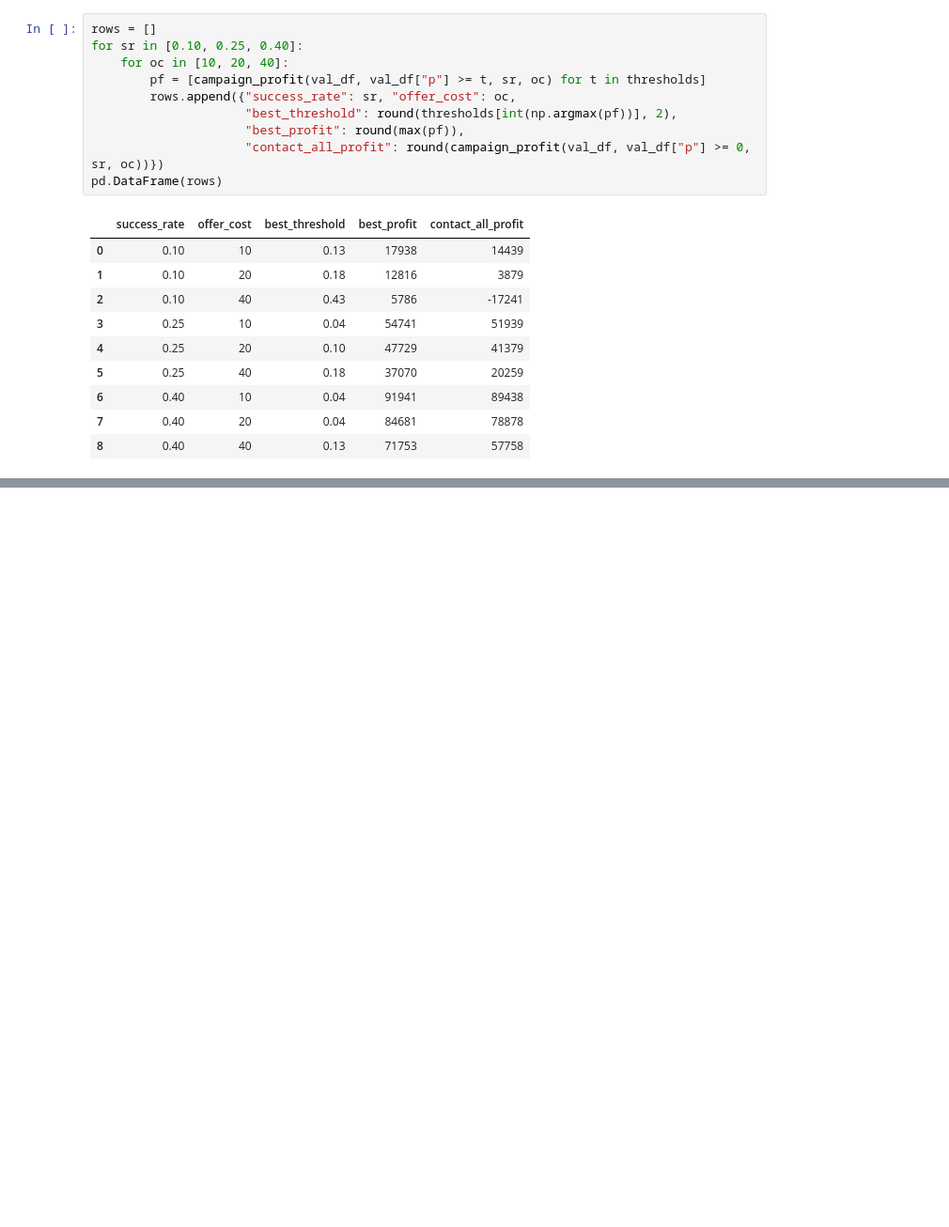
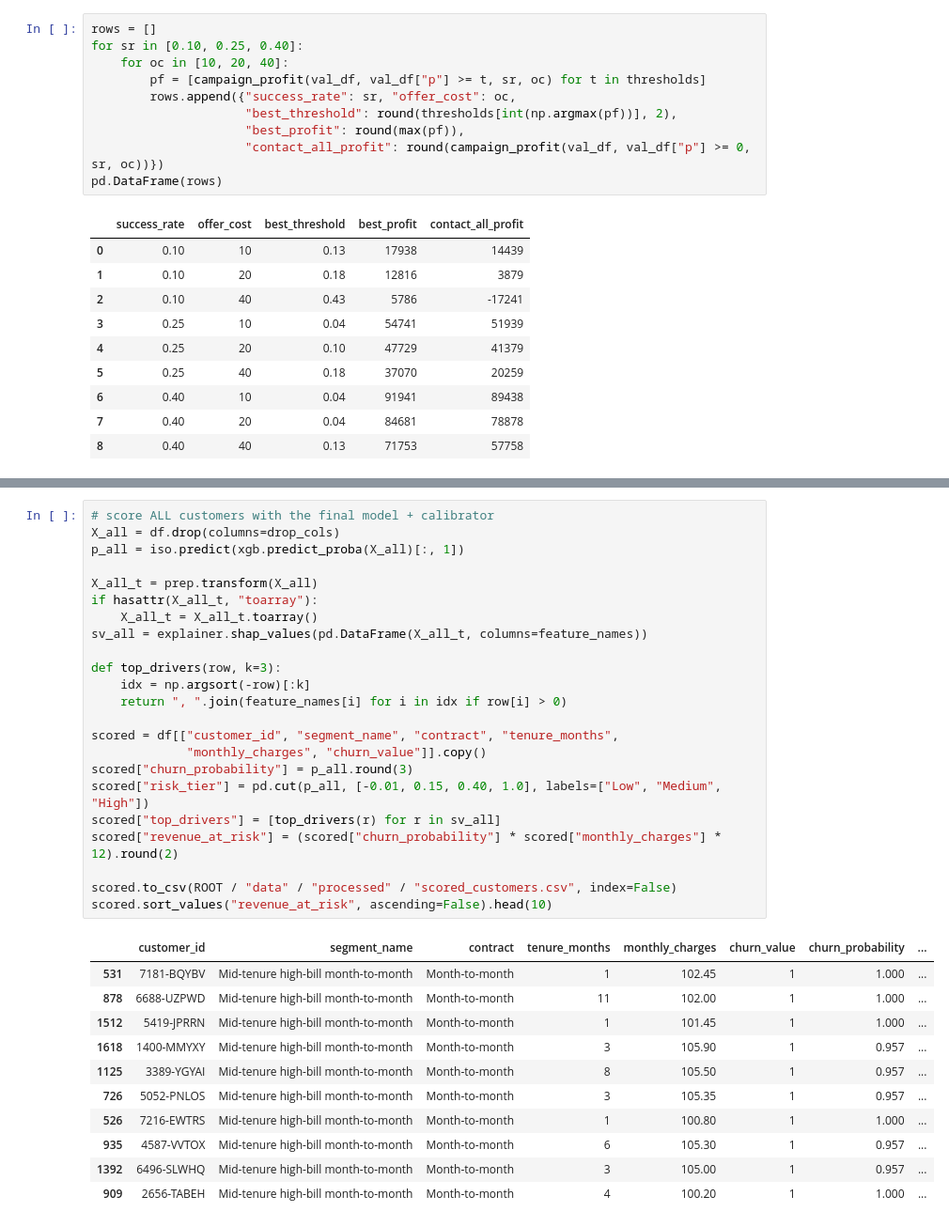
Before and after one commit to saragirl2003/customer-churn-retention, a Jupyter notebook: notebooks/06_modeling.ipynb, the cells around one changed output, grey strips where cells are left out. Shown at 94% size. Drawn from its saved outputs; the diff is of its cells as text; blank space fills up the shorter version.

```diff
--- a/notebooks/06_modeling.ipynb
+++ b/notebooks/06_modeling.ipynb
@@ -249,0 +298,35 @@ pd.DataFrame(rows)
+# %%
+# score ALL customers with the final model + calibrator
+X_all = df.drop(columns=drop_cols)
+p_all = iso.predict(xgb.predict_proba(X_all)[:, 1])
+
+X_all_t = prep.transform(X_all)
+if hasattr(X_all_t, "toarray"):
+    X_all_t = X_all_t.toarray()
+sv_all = explainer.shap_values(pd.DataFrame(X_all_t, columns=feature_names))
+
+def top_drivers(row, k=3):
+    idx = np.argsort(-row)[:k]
+    return ", ".join(feature_names[i] for i in idx if row[i] > 0)
+
+scored = df[["customer_id", "segment_name", "contract", "tenure_months",
+             "monthly_charges", "churn_value"]].copy()
+scored["churn_probability"] = p_all.round(3)
+scored["risk_tier"] = pd.cut(p_all, [-0.01, 0.15, 0.40, 1.0], labels=["Low", "Medium", "High"])
+scored["top_drivers"] = [top_drivers(r) for r in sv_all]
+scored["revenue_at_risk"] = (scored["churn_probability"] * scored["monthly_charges"] * 12).round(2)
+
+scored.to_csv(ROOT / "data" / "processed" / "scored_customers.csv", index=False)
+scored.sort_values("revenue_at_risk", ascending=False).head(10)
+# %% [output]
+|  | customer_id | segment_name | contract | tenure_months | monthly_charges | churn_value | churn_probability | ... |
+| 531 | 7181-BQYBV | Mid-tenure high-bill month-to-month | Month-to-month | 1 | 102.45 | 1 | 1.000 | ... |
+| 878 | 6688-UZPWD | Mid-tenure high-bill month-to-month | Month-to-month | 11 | 102.00 | 1 | 1.000 | ... |
+| 1512 | 5419-JPRRN | Mid-tenure high-bill month-to-month | Month-to-month | 1 | 101.45 | 1 | 1.000 | ... |
+| 1618 | 1400-MMYXY | Mid-tenure high-bill month-to-month | Month-to-month | 3 | 105.90 | 1 | 0.957 | ... |
+| 1125 | 3389-YGYAI | Mid-tenure high-bill month-to-month | Month-to-month | 8 | 105.50 | 1 | 0.957 | ... |
+| 726 | 5052-PNLOS | Mid-tenure high-bill month-to-month | Month-to-month | 3 | 105.35 | 1 | 0.957 | ... |
+| 526 | 7216-EWTRS | Mid-tenure high-bill month-to-month | Month-to-month | 1 | 100.80 | 1 | 1.000 | ... |
+| 935 | 4587-VVTOX | Mid-tenure high-bill month-to-month | Month-to-month | 6 | 105.30 | 1 | 0.957 | ... |
+| 1392 | 6496-SLWHQ | Mid-tenure high-bill month-to-month | Month-to-month | 3 | 105.00 | 1 | 0.957 | ... |
+| 909 | 2656-TABEH | Mid-tenure high-bill month-to-month | Month-to-month | 4 | 100.20 | 1 | 1.000 | ... |
```
Also changed, not shown: parts of 6 cells of this notebook, 7 other files.
